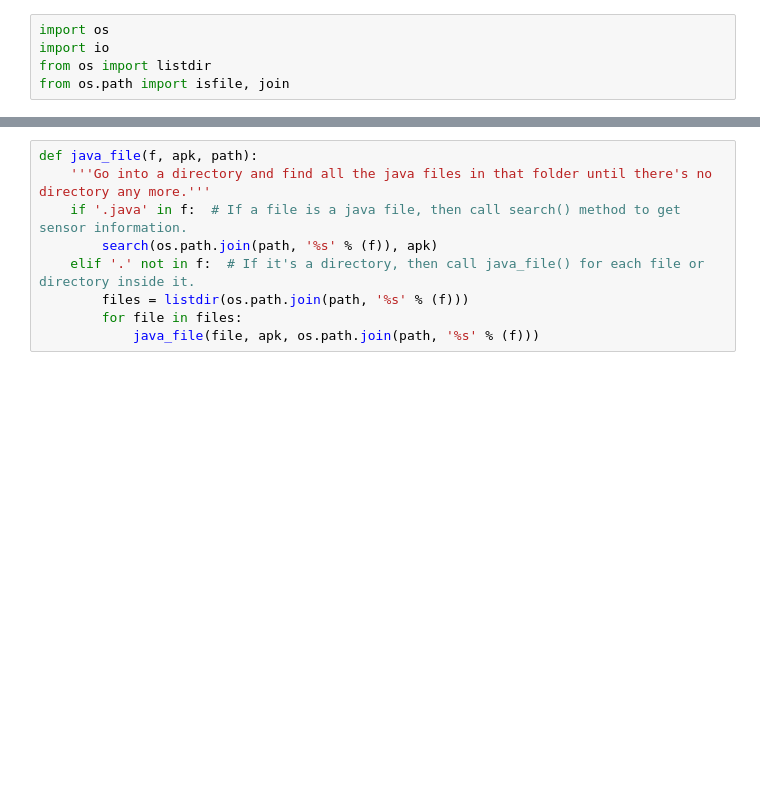
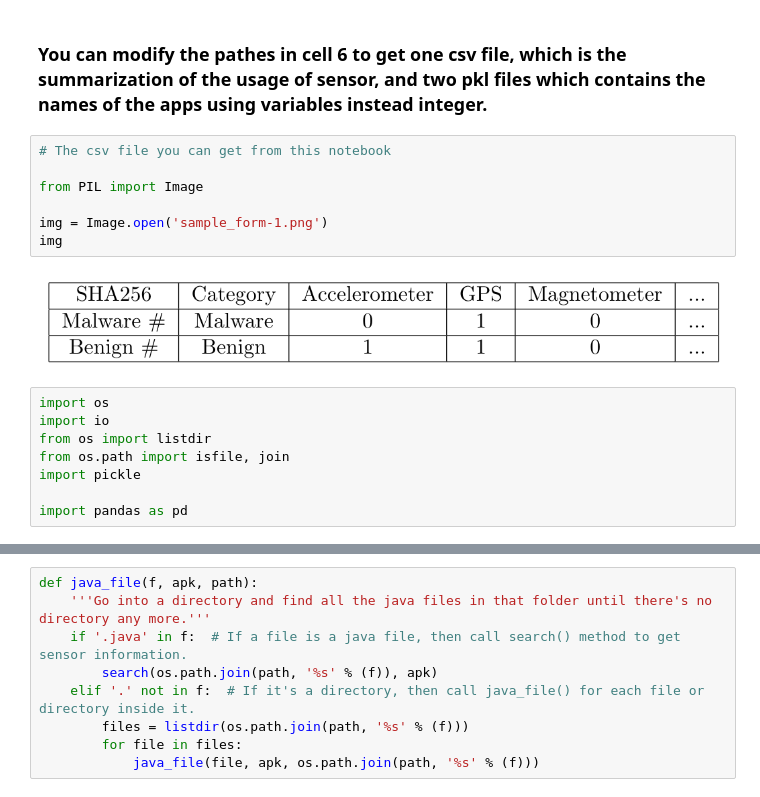
Before and after one commit to Programming-Systems-Lab/Capstone-2, a Jupyter notebook: Data Preprocessing/Search_Sensor.ipynb, the cells around one changed output, grey strips where cells are left out. Saved outputs shown, nothing was run; the diff lists cells and outputs as text; blank space fills up the shorter version.

```diff
--- a/Data Preprocessing/Search_Sensor.ipynb
+++ b/Data Preprocessing/Search_Sensor.ipynb
@@ -1,5 +1,19 @@
+# %% [markdown]
+### You can modify the pathes in cell 6 to get one csv file, which is the summarization of the usage of sensor, and two pkl files which contains the names of the apps using variables instead integer.
+# %%
+# The csv file you can get from this notebook
+
+from PIL import Image
+
+img = Image.open('sample_form-1.png')
+img
+# %% [output]
+[figure, added]
 # %%
 import os
 import io
 from os import listdir
 from os.path import isfile, join
+import pickle
+
+import pandas as pd
```
Also changed, not shown: parts of 12 cells of this notebook.
